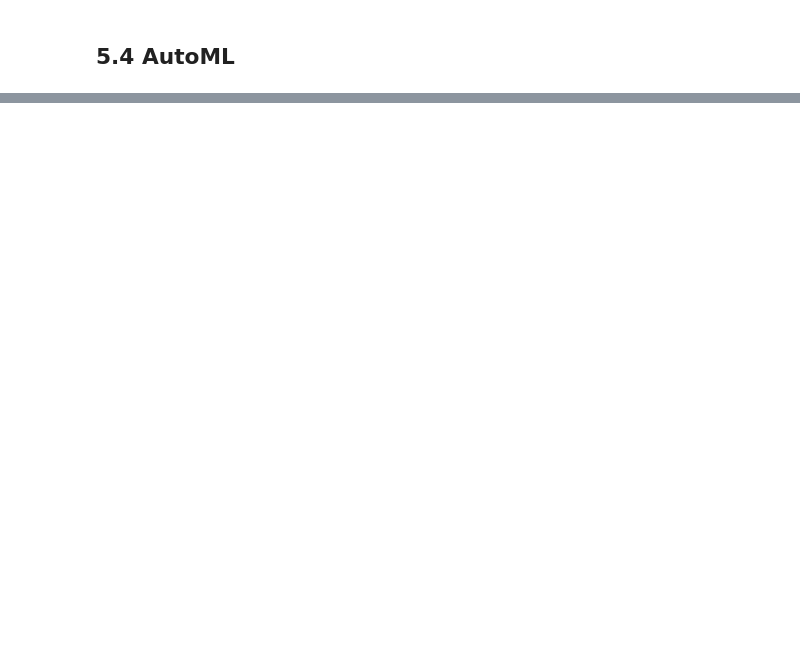
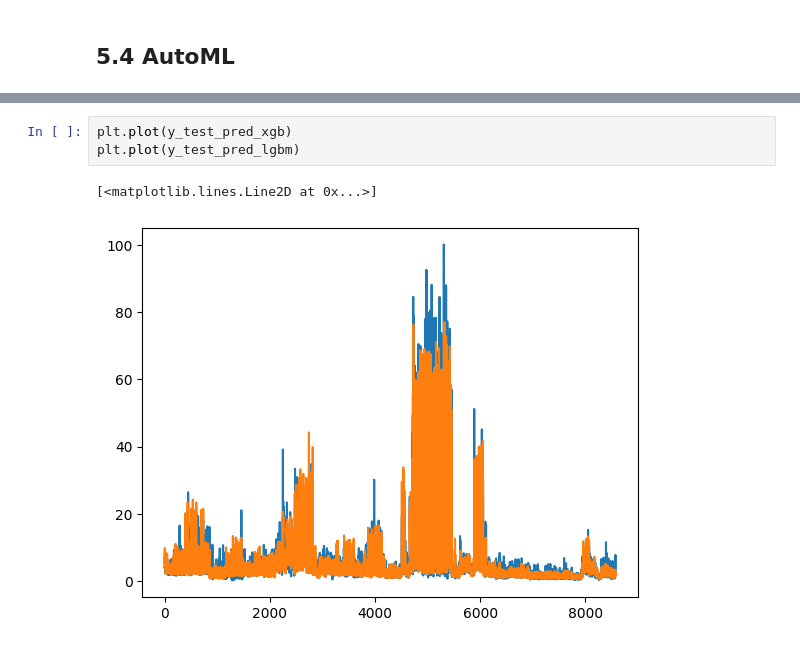
Before and after one commit to vladlevitin/TDT4173-Retail-Revenue-Prediction, a Jupyter notebook: TDT4173 Retail Revenue Prediction/long_notebook.ipynb, the cells around one changed output, grey strips where cells are left out. Drawn from its saved outputs; the diff is of its cells as text; blank space fills up the shorter version.

```diff
--- a/TDT4173 Retail Revenue Prediction/long_notebook.ipynb
+++ b/TDT4173 Retail Revenue Prediction/long_notebook.ipynb
@@ -752,0 +857,6 @@ y
+# %%
+plt.plot(y_test_pred_xgb)
+plt.plot(y_test_pred_lgbm)
+# %% [output]
+[<matplotlib.lines.Line2D at 0x...>]
+[figure, added]
```
Also changed, not shown: parts of 16 cells of this notebook, 6 other files.
